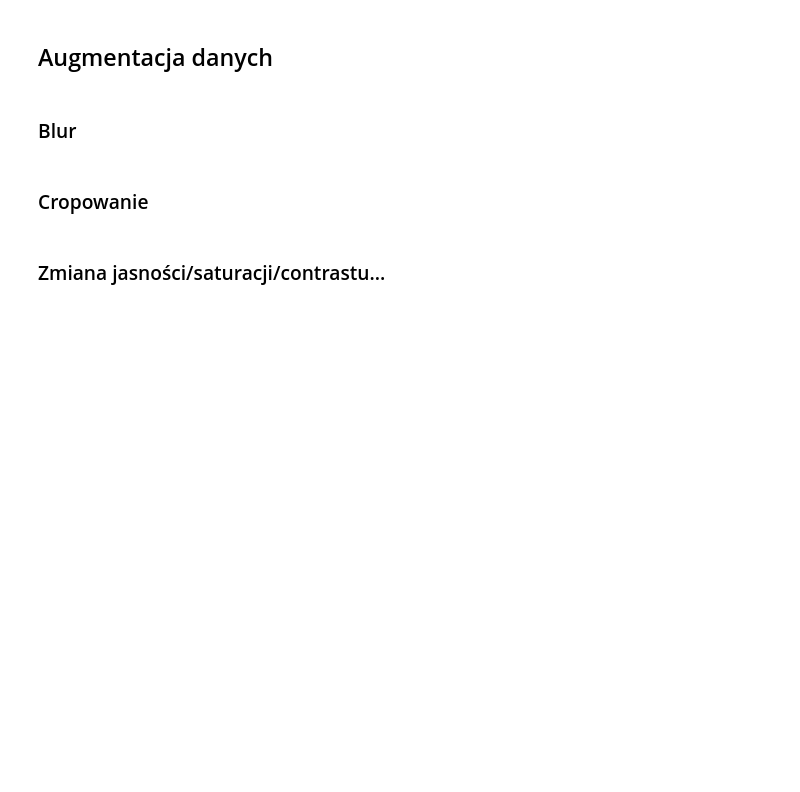
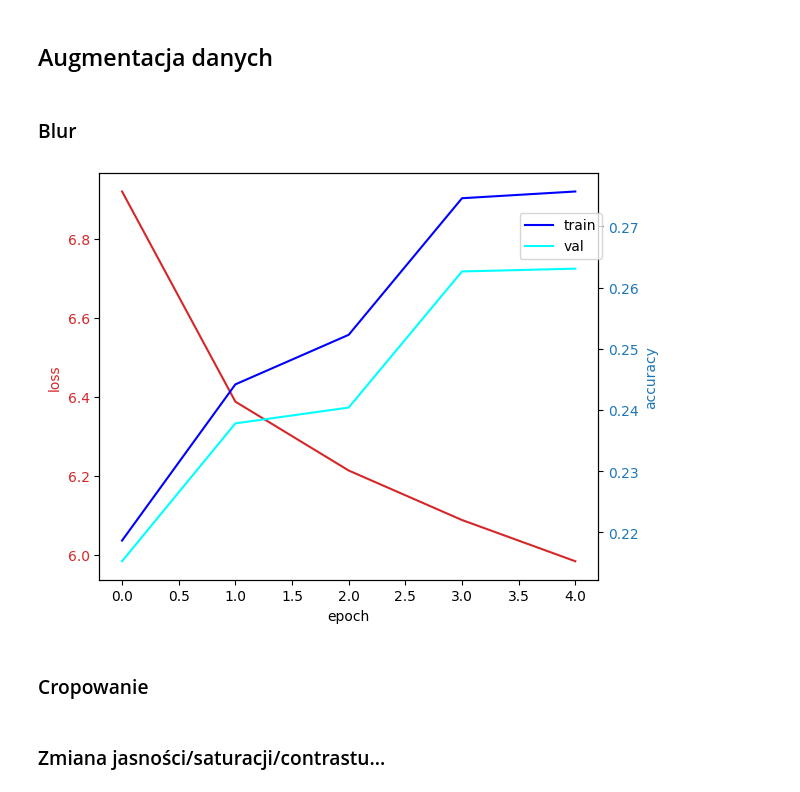
Before and after one commit to szymonsteccc/ssne_26L, a Jupyter notebook: mini_project_3/rozwiazanie.ipynb, the cells around one changed output. Saved outputs shown, nothing was run; the diff lists cells and outputs as text; code cells hidden in the pictures; blank space fills up the shorter version.

```diff
--- a/mini_project_3/rozwiazanie.ipynb
+++ b/mini_project_3/rozwiazanie.ipynb
@@ -82,24 +86,26 @@ Saving train.zip to train.zip
 # %%
 transform_blur = transforms.Compose([
     transforms.Resize((64, 64)),
     transforms.GaussianBlur(kernel_size=5),
     transforms.ToTensor(),
     transforms.Normalize((0.5, 0.5, 0.5), (0.5, 0.5, 0.5))
 ])
 
 dataset_blur = load_data(data_folder=DATA_FOLDER, transform=transform_blur)
 merged_blur_dataset = ConcatDataset([dataset_blur, dataset_blur])
 train_dataset_blur, val_dataset_blur = split_dataset(merged_blur_dataset, split_ratio=0.8)
 train_loader_blur, val_loader_blur = define_dataloaders(train_dataset_blur, val_dataset_blur, batch_size=32)
 
 net_blur = Net().to(device)
 criterion_blur = nn.CrossEntropyLoss()
 optimizer_blur = optim.Adam(net_blur.parameters(), lr=0.001)
 
-# TRAIN = True
+TRAIN = True
 if TRAIN:
     loss_hist_blur, train_eval_hist_blur, val_eval_hist_blur = train_model(net_blur, train_loader_blur, val_loader_blur, criterion_blur, optimizer_blur, get_accuracy, device, 5)
     plot_training_chart(loss_hist_blur, train_eval_hist_blur, val_eval_hist_blur)
+# %% [output]
+[figure, added]
 # %% [markdown]
 ### Cropowanie
 # %%
```
Also changed, not shown: parts of 6 cells of this notebook.
